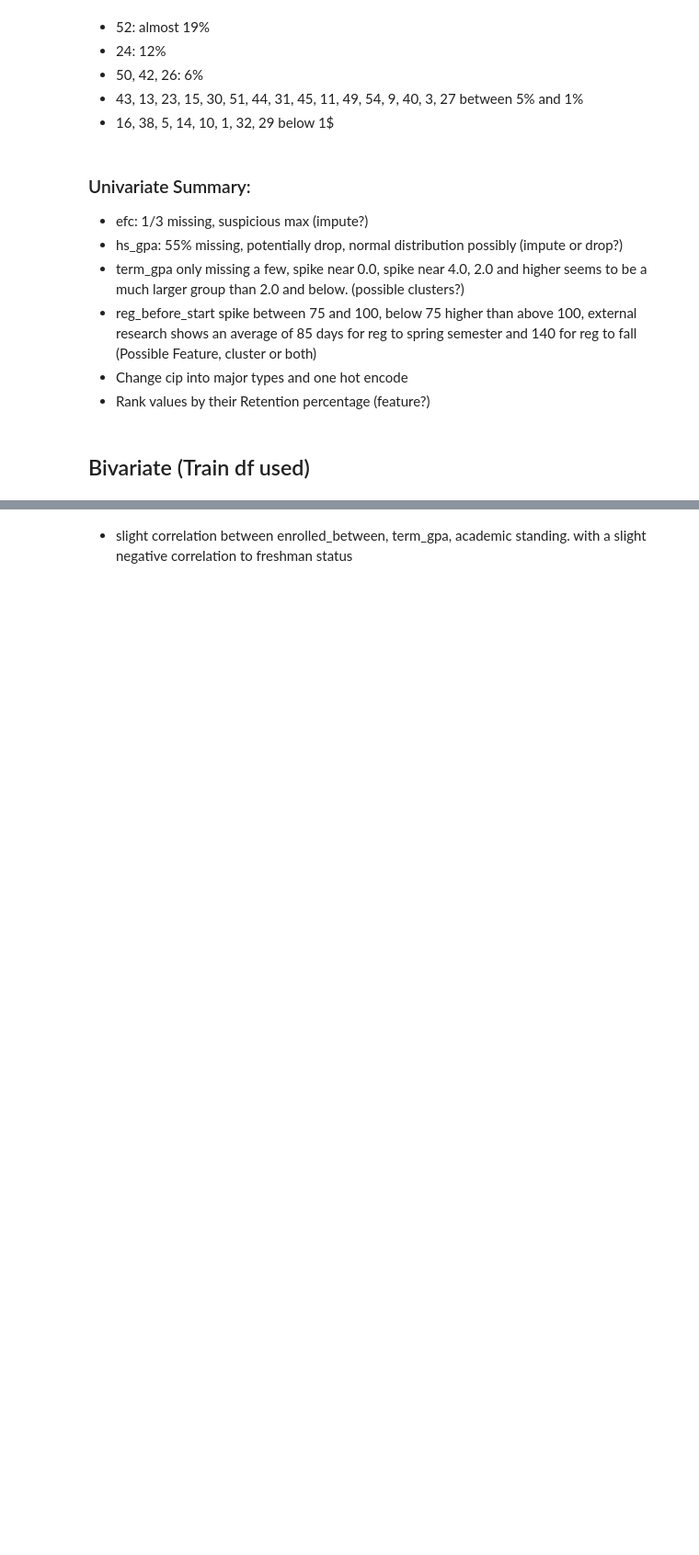
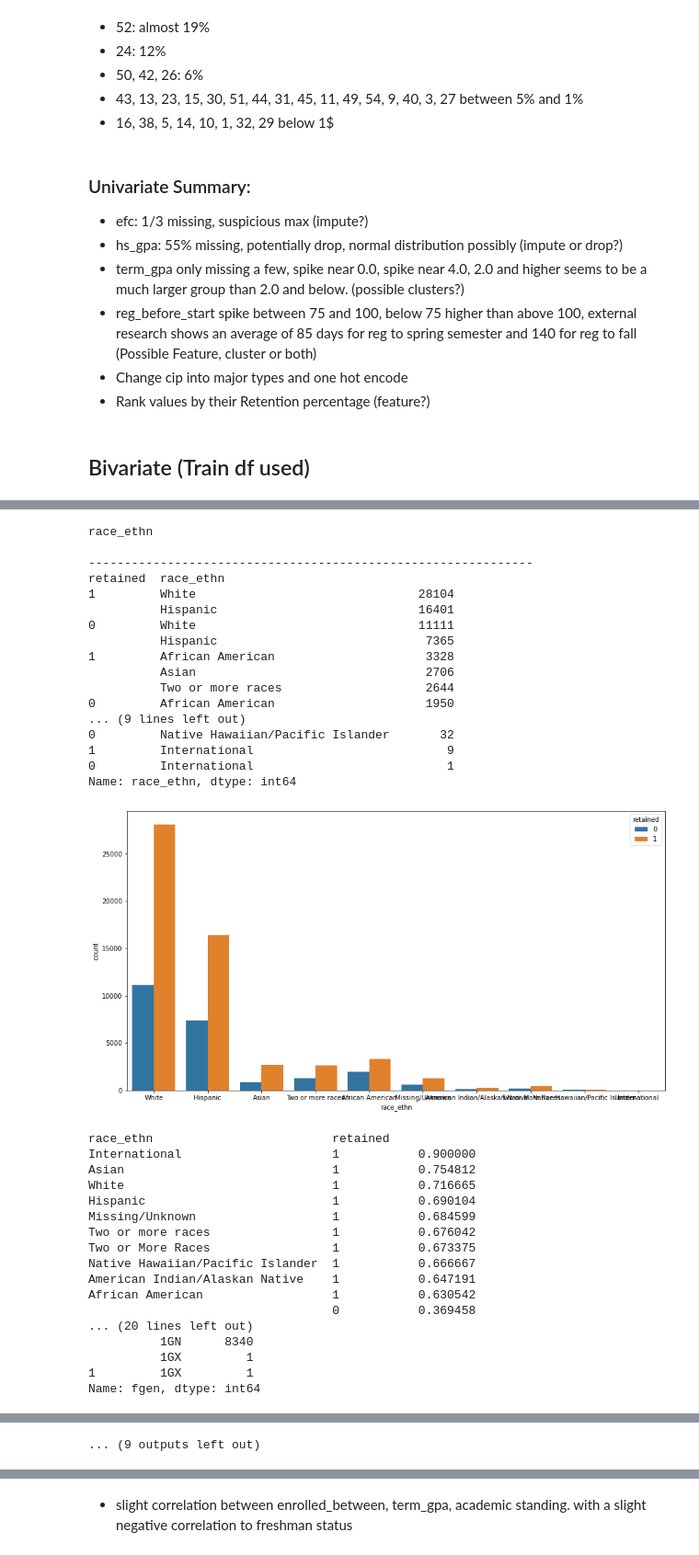
Before and after one commit to mwboiss/retention-project, a Jupyter notebook: work.ipynb, the cells around one changed output, grey strips where cells are left out. Shown at 92% size. Saved outputs shown, nothing was run; the diff lists cells and outputs as text; code cells hidden in the pictures; blank space fills up the shorter version.

```diff
--- a/work.ipynb
+++ b/work.ipynb
@@ -337,7 +406,7 @@ Percent Missing
 - hs_gpa shows a normal distribution around just below 3.0. Could be good for impute.
 - efc looks suspect still
 # %%
-# variables = students.columns[students.dtypes == 'object']
+variables = students.columns[students.dtypes == 'object']
 
-# for col in variables:
-#     print(f'{col}\n\n\n{students[col].value_counts(dropna=False)}\n\n')
+for col in variables:
+    print(f'{col}\n\n\n{students[col].value_counts(dropna=False)}\n\n')
@@ -373,10 +492,46 @@ Percent Missing
 # %%
-# columns = train.columns[train.dtypes == 'object']
-# for col in columns:
-#     plt.figure(figsize=(15,8))
-#     print(f'{col}\n\n--------------------------------------------------------------')
-#     print(f'{train.groupby("retained")[col].value_counts().sort_values(ascending=False)}')
-#     sns.countplot(train[col], hue=train['retained'])
-#     plt.show()
-#     print(f'{train.groupby(col)["retained"].value_counts(normalize=True).sort_values(ascending=False)}')
-#     print(f'=======================================================\n\n')
+columns = train.columns[train.dtypes == 'object']
+for col in columns:
+    plt.figure(figsize=(15,8))
+    print(f'{col}\n\n--------------------------------------------------------------')
+    print(f'{train.groupby("retained")[col].value_counts().sort_values(ascending=False)}')
+    sns.countplot(train[col], hue=train['retained'])
+    plt.show()
+    print(f'{train.groupby(col)["retained"].value_counts(normalize=True).sort_values(ascending=False)}')
+    print(f'=======================================================\n\n')
+# %% [output]
+race_ethn
+
+--------------------------------------------------------------
+retained  race_ethn
+1         White                               28104
+          Hispanic                            16401
+0         White                               11111
+          Hispanic                             7365
+1         African American                     3328
+          Asian                                2706
+          Two or more races                    2644
+0         African American                     1950
+... (9 lines left out)
+0         Native Hawaiian/Pacific Islander       32
+1         International                           9
+0         International                           1
+Name: race_ethn, dtype: int64
+[figure, added]
+race_ethn                         retained
+International                     1           0.900000
+Asian                             1           0.754812
+White                             1           0.716665
+Hispanic                          1           0.690104
+Missing/Unknown                   1           0.684599
+Two or more races                 1           0.676042
+Two or More Races                 1           0.673375
+Native Hawaiian/Pacific Islander  1           0.666667
+American Indian/Alaskan Native    1           0.647191
+African American                  1           0.630542
+                                  0           0.369458
+... (20 lines left out)
+          1GN      8340
+          1GX         1
+1         1GX         1
+Name: fgen, dtype: int64
@@ -383 +611,2 @@ Percent Missing
+... (9 outputs left out)
 # %%
```
Also changed, not shown: parts of 113 cells of this notebook, 6 other files.
